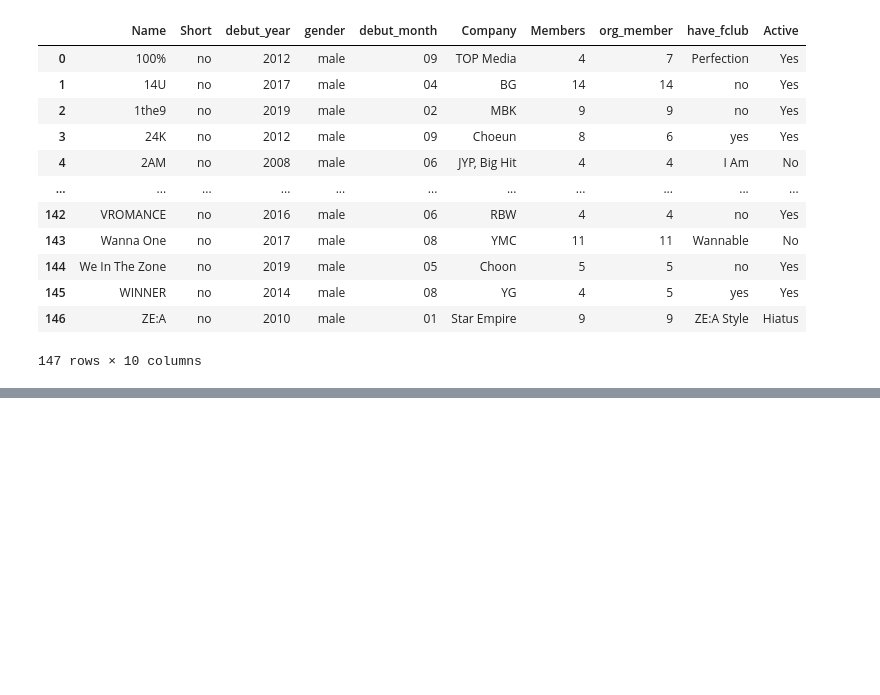
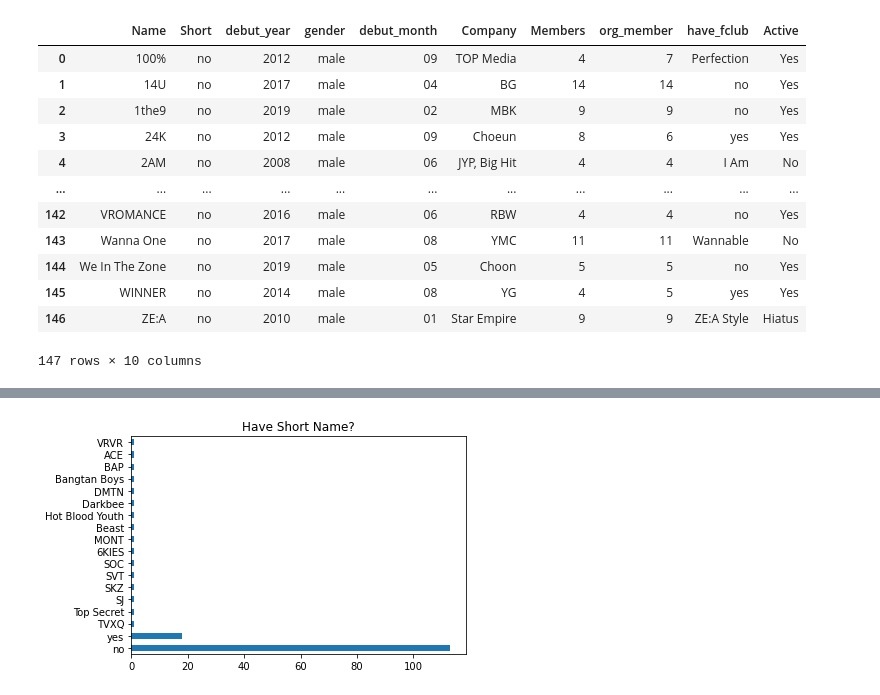
Before and after one commit to Tek-nr/BTSvsALL, a Jupyter notebook: KPop_Analysis/K-Pop_Analysis.ipynb, the cells around one changed output, grey strips where cells are left out. Cells and saved outputs as stored; diff of their text form; code cells hidden in the pictures; blank space fills up the shorter version.

```diff
--- a/KPop_Analysis/K-Pop_Analysis.ipynb
+++ b/KPop_Analysis/K-Pop_Analysis.ipynb
@@ -619,0 +802,4 @@ boy_groups
+# %%
+boy_groups.Short.value_counts().plot.barh().set_title("Have Short Name?");
+# %% [output]
+[figure, added]
```
Also changed, not shown: parts of 19 cells of this notebook.
